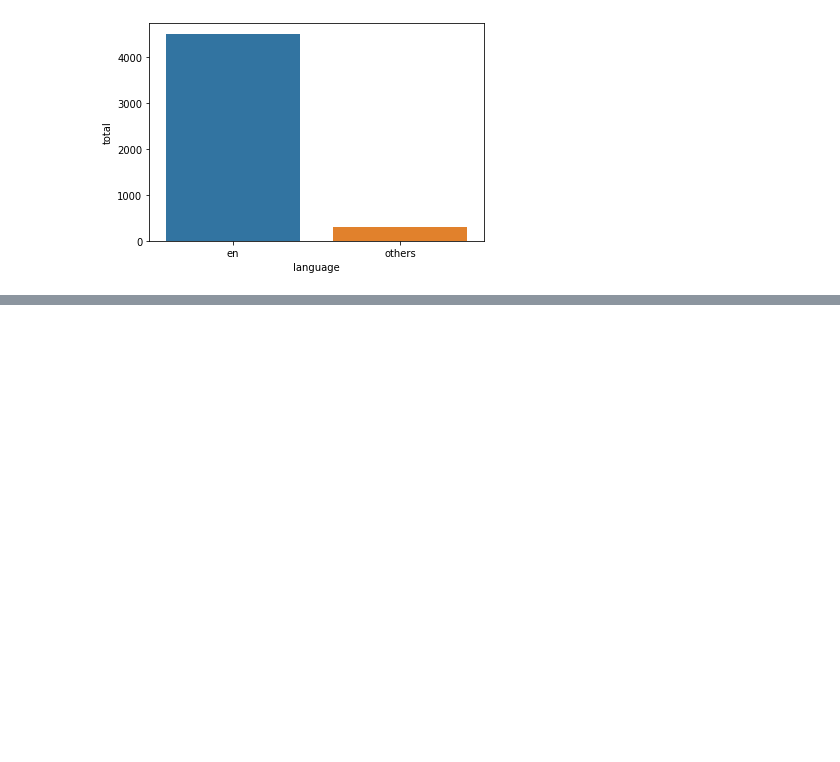
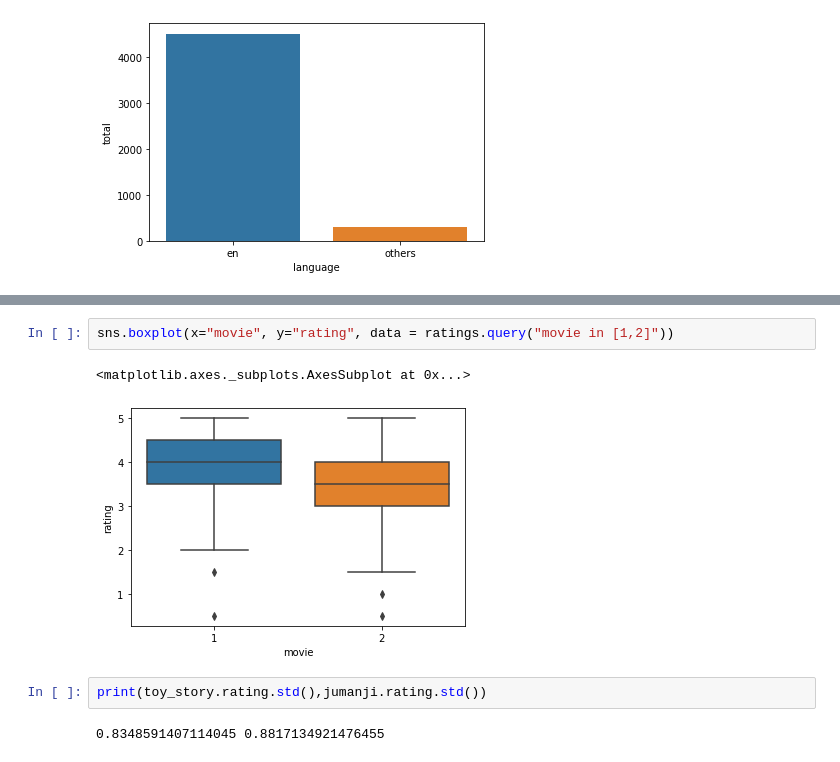
Before and after one commit to gopessoa/Data-Science, a Jupyter notebook: Data_Science_Intro.ipynb, the cells around one changed output, grey strips where cells are left out. Drawn from its saved outputs; the diff is of its cells as text; blank space fills up the shorter version.

```diff
--- a/Data_Science_Intro.ipynb
+++ b/Data_Science_Intro.ipynb
@@ -254,0 +313,9 @@ sns.barplot(x='language', y='total', data = data)
+# %%
+sns.boxplot(x="movie", y="rating", data = ratings.query("movie in [1,2]"))
+# %% [output]
+<matplotlib.axes._subplots.AxesSubplot at 0x...>
+[figure, added]
+# %%
+print(toy_story.rating.std(),jumanji.rating.std())
+# %% [output]
+0.8348591407114045 0.8817134921476455
```
Also changed, not shown: parts of 11 cells of this notebook.
